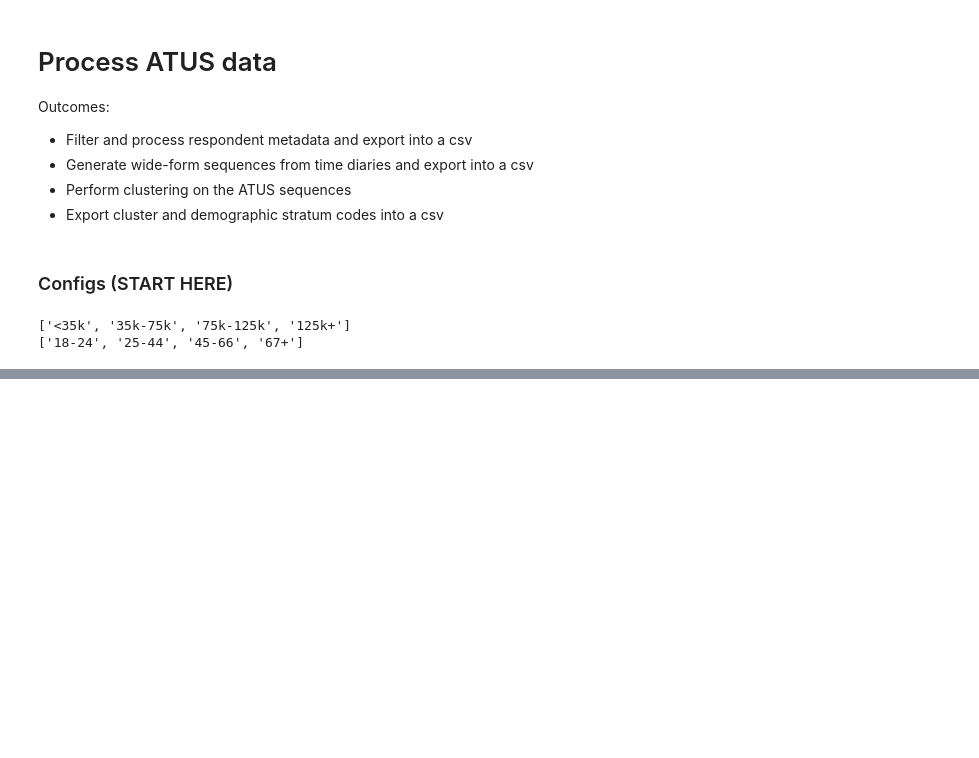
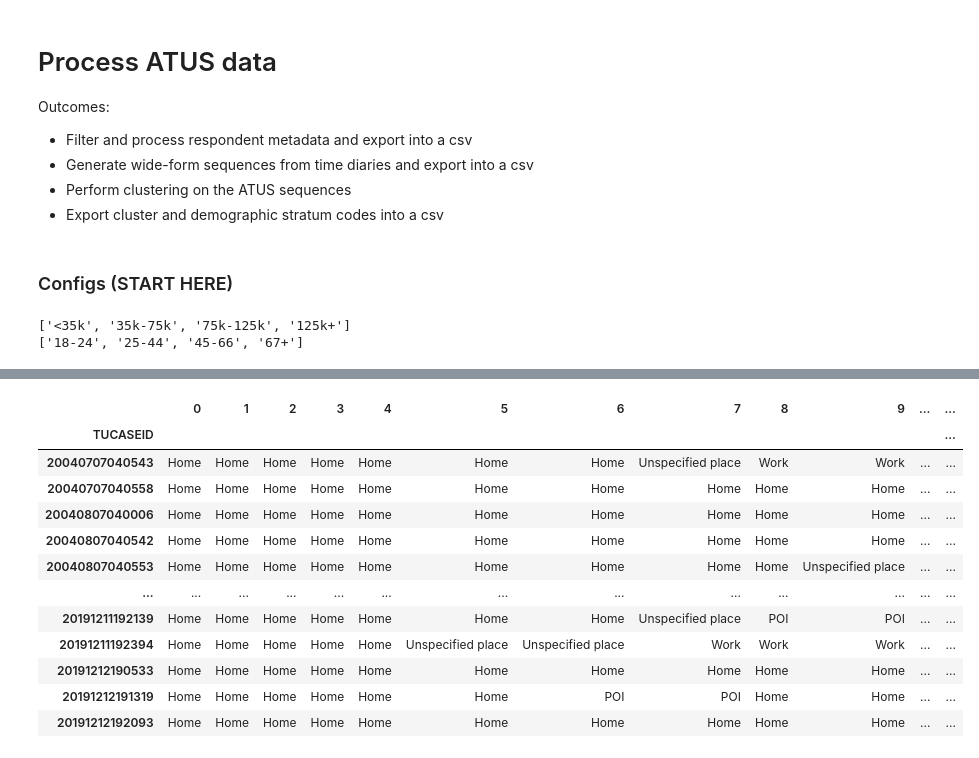
Before and after one commit to unchitta/mob-calibrate, a Jupyter notebook: examples/walkthrough_03_process_atus.ipynb, the cells around one changed output, grey strips where cells are left out. Saved outputs shown, nothing was run; the diff lists cells and outputs as text; code cells hidden in the pictures; blank space fills up the shorter version.

```diff
--- a/examples/walkthrough_03_process_atus.ipynb
+++ b/examples/walkthrough_03_process_atus.ipynb
@@ -199,13 +206,22 @@ seq_data
 | 20191212192093 | 1 | 1 | 1 | 1 | 1 | 1 | 1 | 1 | 1 | 1 | ... | ... |
 2033 rows × 48 columns
 # %%
-# CONVERT TO ARRAY OF SEQUENCES WITH ALPHABET STATES
-seq_alpha = (seq_data
-                .replace({8: 3})    # handle transport as "OTHER"
-                .map(lambda x: MAP_TO_ALPHA[x])
-                .astype(str)
-                .agg(''.join, axis=1)
-                .values
-            )
-seq_alpha
+# COLLAPSE INTERMEDIATE CODES TO THE FINAL ALPHABET
+# (the modal state in each T-minute cell was chosen among the 8 intermediate codes above;
+# only now are they collapsed to Home / Work / Unspecified place / POI)
+seq_labels = seq_data.map(lambda x: COLLAPSE_MAP[x])
+seq_labels
 # %% [output]
+|  | 0 | 1 | 2 | 3 | 4 | 5 | 6 | 7 | 8 | 9 | ... | ... |
+| TUCASEID |  |  |  |  |  |  |  |  |  |  |  | ... |
+| 20040707040543 | Home | Home | Home | Home | Home | Home | Home | Unspecified place | Work | Work | ... | ... |
+| 20040707040558 | Home | Home | Home | Home | Home | Home | Home | Home | Home | Home | ... | ... |
+| 20040807040006 | Home | Home | Home | Home | Home | Home | Home | Home | Home | Home | ... | ... |
+| 20040807040542 | Home | Home | Home | Home | Home | Home | Home | Home | Home | Home | ... | ... |
+| 20040807040553 | Home | Home | Home | Home | Home | Home | Home | Home | Home | Unspecified place | ... | ... |
+| ... | ... | ... | ... | ... | ... | ... | ... | ... | ... | ... | ... | ... |
+| 20191211192139 | Home | Home | Home | Home | Home | Home | Home | Unspecified place | POI | POI | ... | ... |
+| 20191211192394 | Home | Home | Home | Home | Home | Unspecified place | Unspecified place | Work | Work | Work | ... | ... |
+| 20191212190533 | Home | Home | Home | Home | Home | Home | Home | Home | Home | Home | ... | ... |
+| 20191212191319 | Home | Home | Home | Home | Home | Home | POI | POI | Home | Home | ... | ... |
+| 20191212192093 | Home | Home | Home | Home | Home | Home | Home | Home | Home | Home | ... | ... |
```
Also changed, not shown: parts of 9 cells of this notebook, 8 other files.
